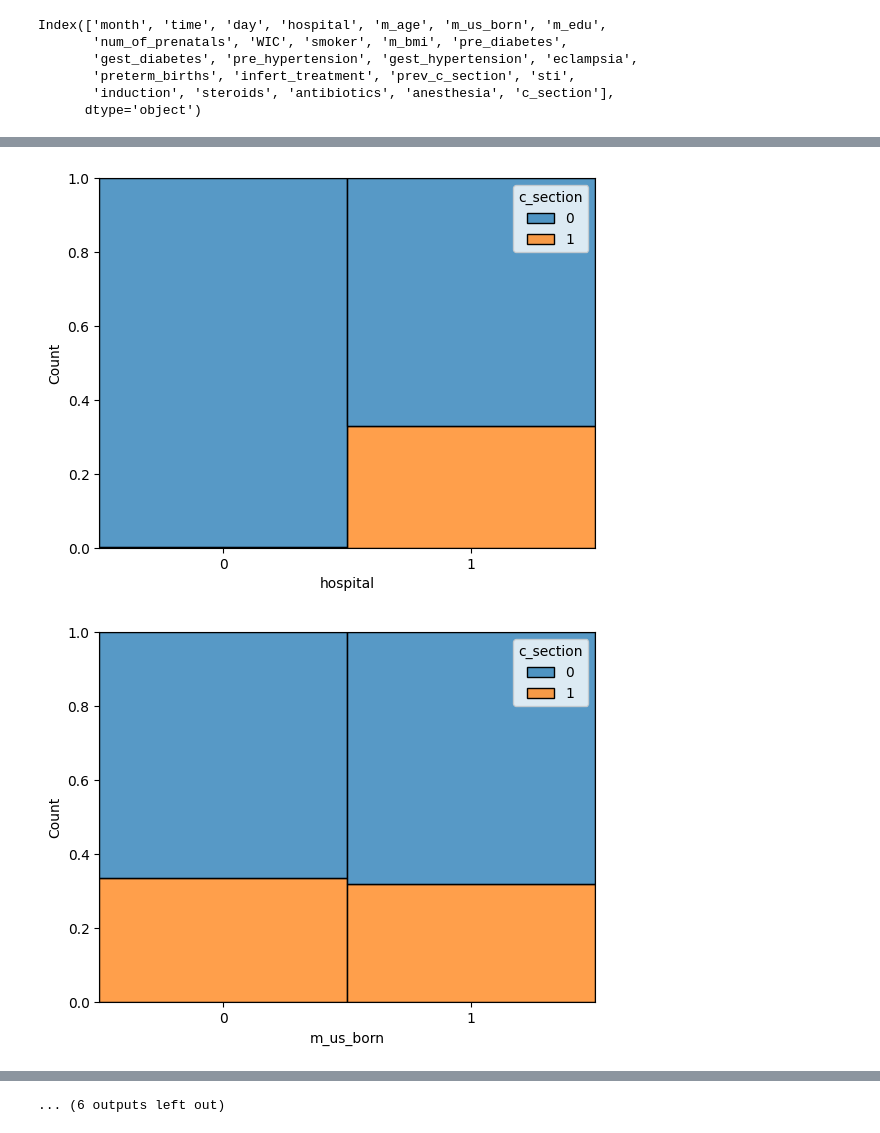
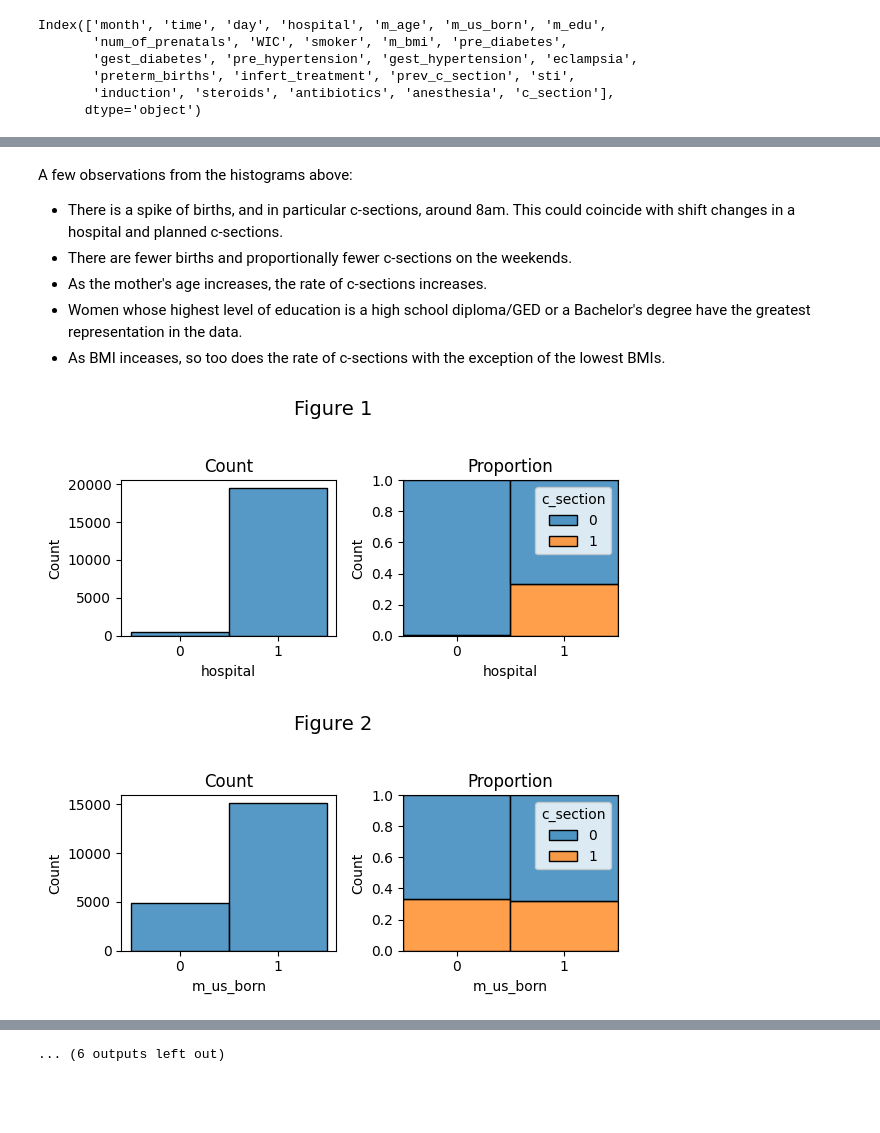
Before and after one commit to austin-maison/cdc-birth-predictor, a Jupyter notebook: notebooks/02-analysis.ipynb, the cells around one changed output, grey strips where cells are left out. Drawn from its saved outputs; the diff is of its cells as text; code cells hidden in the pictures; blank space fills up the shorter version.

```diff
--- a/notebooks/02-analysis.ipynb
+++ b/notebooks/02-analysis.ipynb
@@ -88,4 +84,0 @@ df_sample = df.sample(sample_size, random_state=random_seed)
-# %%
-for i,col in enumerate(num_cols):
-    plt.figure(i)
-    sns.histplot(df_sample, x=col, hue='c_section', multiple='fill')
@@ -99,0 +85,17 @@ for i,col in enumerate(num_cols):
+# %%
+# Pairs of histograms for each numeric column.
+# The left histogram shows the count for each column.
+# The right histogram shows the proportion of c sections
+# vs vaginal births in each bin.
+for i,col in enumerate(num_cols):
+    fig, axes = plt.subplots(1, 2, figsize=(6,3))
+
+    sns.histplot(df_sample, x=col, ax=axes[0])
+    axes[0].set_title(f'Count')
+
+    sns.histplot(df_sample, x=col, hue='c_section', multiple='fill', ax=axes[1])
+    axes[1].set_title(f'Proportion')
+
+    fig.suptitle(f'Figure {i+1}', fontsize=14)
+    plt.tight_layout(rect=[0, 0, 1, 0.95])  # leave space for suptitle
+    plt.show()
@@ -100,8 +110,31 @@ for i,col in enumerate(num_cols):
+# %% [markdown]
+A few observations from the histograms above:
+- There is a spike of births, and in particular c-sections, around 8am.
+  This could coincide with shift changes in a hospital and planned c-sections.
+- There are fewer births and proportionally fewer c-sections on the weekends.
+- As the mother's age increases, the rate of c-sections increases.
+- Women whose highest level of education is a high school diploma/GED or a Bachelor's degree
+  have the greatest representation in the data.
+- As BMI inceases, so too does the rate of c-sections with the exception of the lowest BMIs.
 # %%
+# Pairs of histograms for each categorical column.
+# The left histogram shows the count for each column.
+# The right histogram shows the proportion of c sections
+# vs vaginal births in each bin.
 for i,col in enumerate(cat_cols):
-    plt.figure(i)
-    sns.histplot(df_sample, x=col, hue='c_section', multiple='fill', discrete=True)
-    plt.xticks([0,1])
+    fig, axes = plt.subplots(1, 2, figsize=(6,3))
+
+    sns.histplot(df_sample, x=col, discrete=True, ax=axes[0])
+    axes[0].set_title(f'Count')
+    axes[0].set_xticks([0,1])
+
+    sns.histplot(df_sample, x=col, discrete=True, hue='c_section', multiple='fill', ax=axes[1])
+    axes[1].set_title(f'Proportion')
+    axes[1].set_xticks([0,1])
+
+    fig.suptitle(f'Figure {i+1}', fontsize=14)
+    plt.tight_layout(rect=[0, 0, 1, 0.95])
+    plt.show()
 # %% [output]
-[figure, old version]
+[figure, new version]
-[figure, old version]
+[figure, new version]
```
Also changed, not shown: parts of 6 cells of this notebook.
